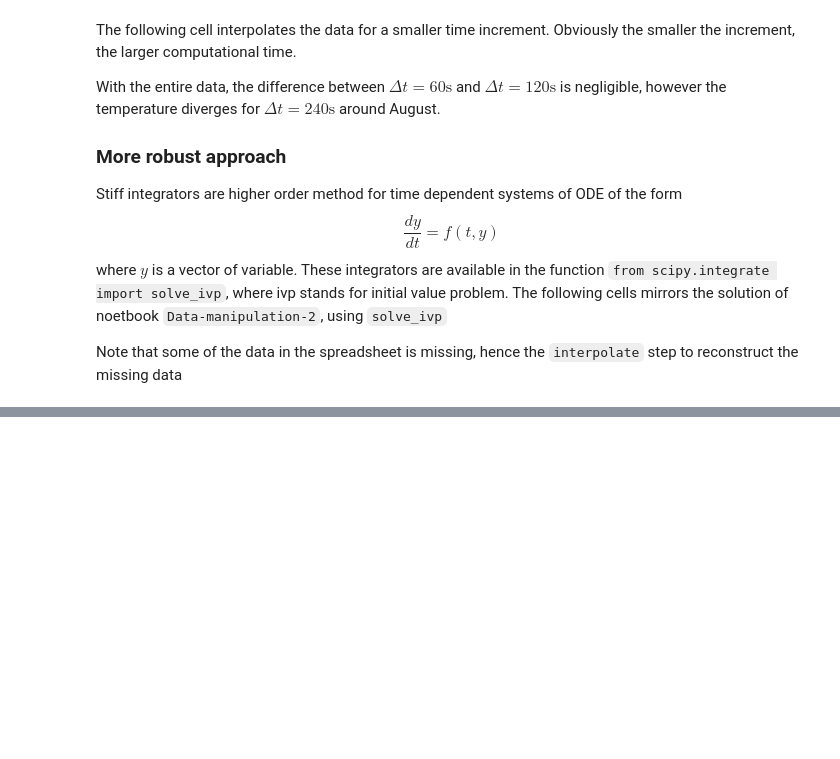
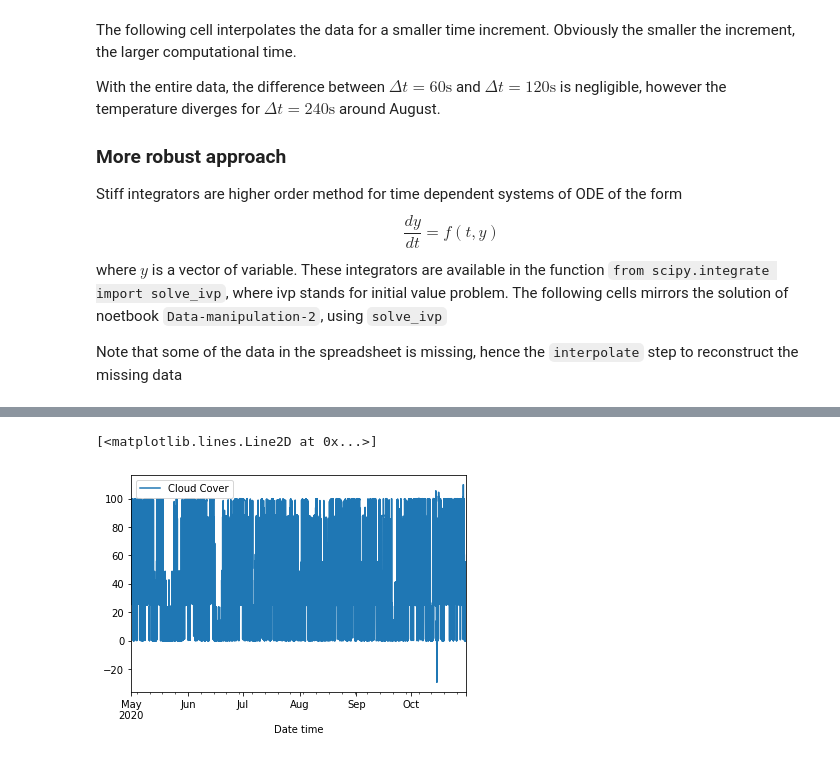
Before and after one commit to yvesdubief/UVM-ME144-Heat-Transfer, a Jupyter notebook: Snow-Cooling/Data-manipulation-2.ipynb, the cells around one changed output, grey strips where cells are left out. Saved outputs shown, nothing was run; the diff lists cells and outputs as text; code cells hidden in the pictures; blank space fills up the shorter version.

```diff
--- a/Snow-Cooling/Data-manipulation-2.ipynb
+++ b/Snow-Cooling/Data-manipulation-2.ipynb
@@ -121,0 +147,7 @@ $$
+# %%
+weather['Cloud Cover'] = weather['Cloud Cover'].interpolate('cubic')
+weather.plot(y ='Cloud Cover')
+cc = weather['Cloud Cover'][:].to_numpy()/100
+# %% [output]
+[<matplotlib.lines.Line2D at 0x...>]
+[figure, added]
```
Also changed, not shown: parts of 12 cells of this notebook, 12 other files.
